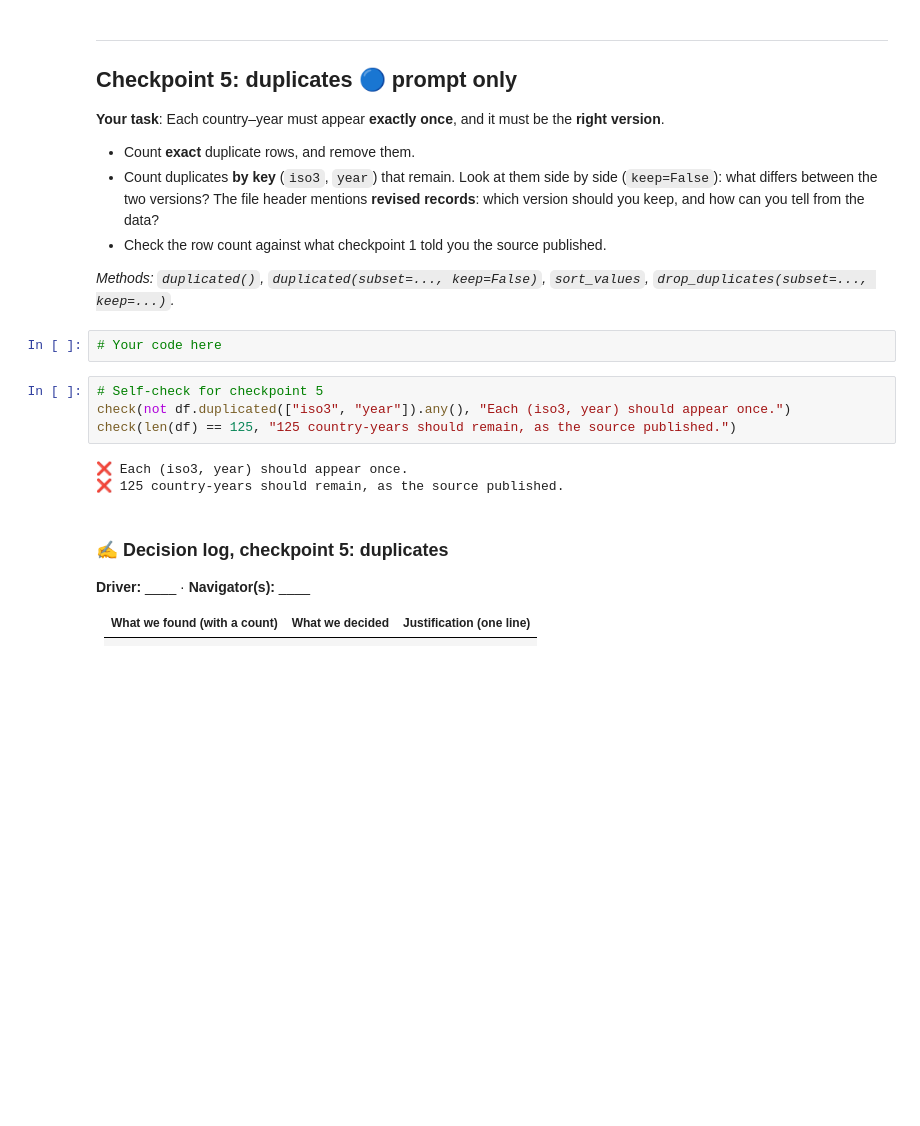
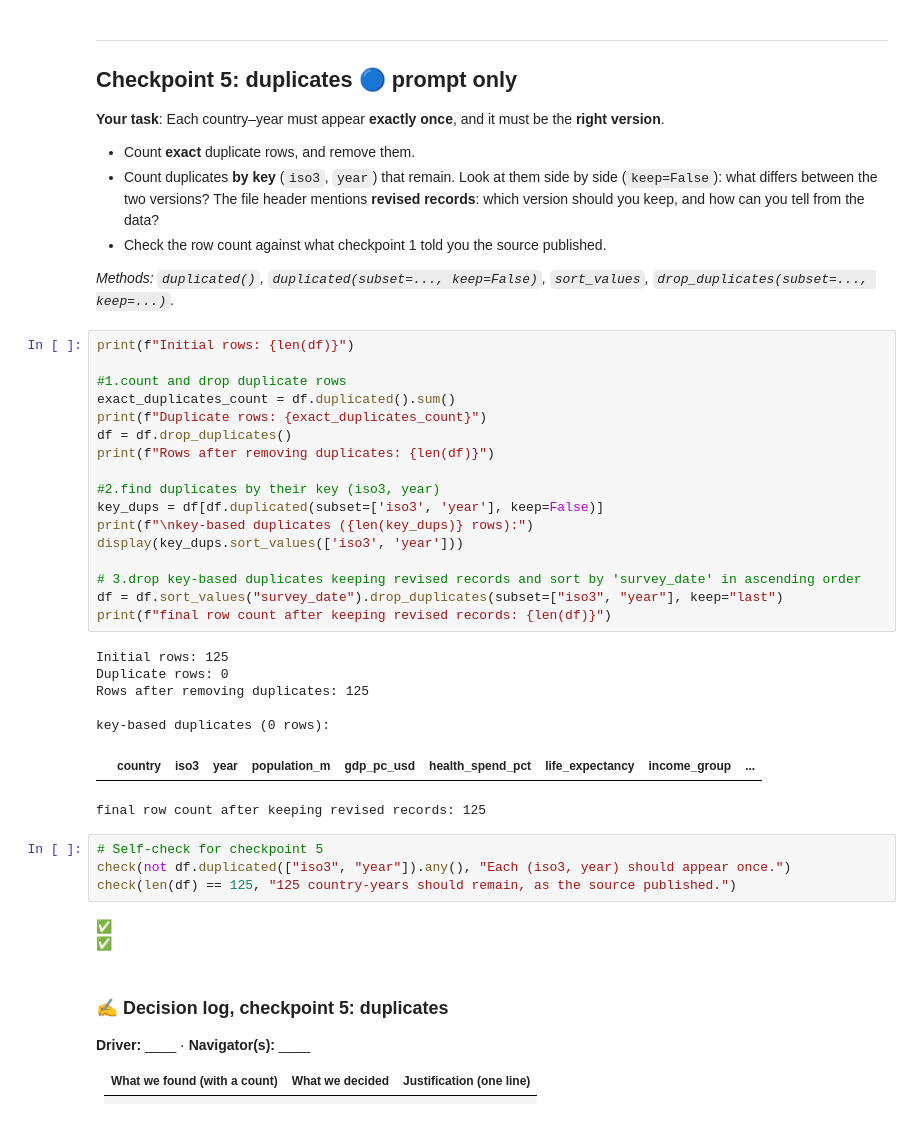
Before and after one commit to rstoiberer/week4-GroupD-, a Jupyter notebook: 1_st445_week4_data_cleaning_lab_anissa.ipynb, the cells around one changed output. Cells and saved outputs as stored; diff of their text form; blank space fills up the shorter version.

```diff
--- a/1_st445_week4_data_cleaning_lab_anissa.ipynb
+++ b/1_st445_week4_data_cleaning_lab_anissa.ipynb
@@ -397,15 +397,38 @@ check(df["survey_date"].isna().sum() <= 1, "At most one date should be unparseab
 * Check the row count against what checkpoint 1 told you the source published.
 
 *Methods: `duplicated()`, `duplicated(subset=..., keep=False)`, `sort_values`, `drop_duplicates(subset=..., keep=...)`.*
-# %%
-# Your code here
+# %%
+print(f"Initial rows: {len(df)}")
+
+#1.count and drop duplicate rows
+exact_duplicates_count = df.duplicated().sum()
+print(f"Duplicate rows: {exact_duplicates_count}")
+df = df.drop_duplicates()
+print(f"Rows after removing duplicates: {len(df)}")
+
+#2.find duplicates by their key (iso3, year)
+key_dups = df[df.duplicated(subset=['iso3', 'year'], keep=False)]
+print(f"\nkey-based duplicates ({len(key_dups)} rows):")
+display(key_dups.sort_values(['iso3', 'year']))
+
+# 3.drop key-based duplicates keeping revised records and sort by 'survey_date' in ascending order
+df = df.sort_values("survey_date").drop_duplicates(subset=["iso3", "year"], keep="last")
+print(f"final row count after keeping revised records: {len(df)}")
+# %% [output]
+Initial rows: 125
+Duplicate rows: 0
+Rows after removing duplicates: 125
+
+key-based duplicates (0 rows):
+|  | country | iso3 | year | population_m | gdp_pc_usd | health_spend_pct | life_expectancy | income_group | ... |
+final row count after keeping revised records: 125
 # %%
 # Self-check for checkpoint 5
 check(not df.duplicated(["iso3", "year"]).any(), "Each (iso3, year) should appear once.")
 check(len(df) == 125, "125 country-years should remain, as the source published.")
 # %% [output]
-❌ Each (iso3, year) should appear once.
-❌ 125 country-years should remain, as the source published.
+✅
+✅
 # %% [markdown]
 ### ✍️ Decision log, checkpoint 5: duplicates
 
```
